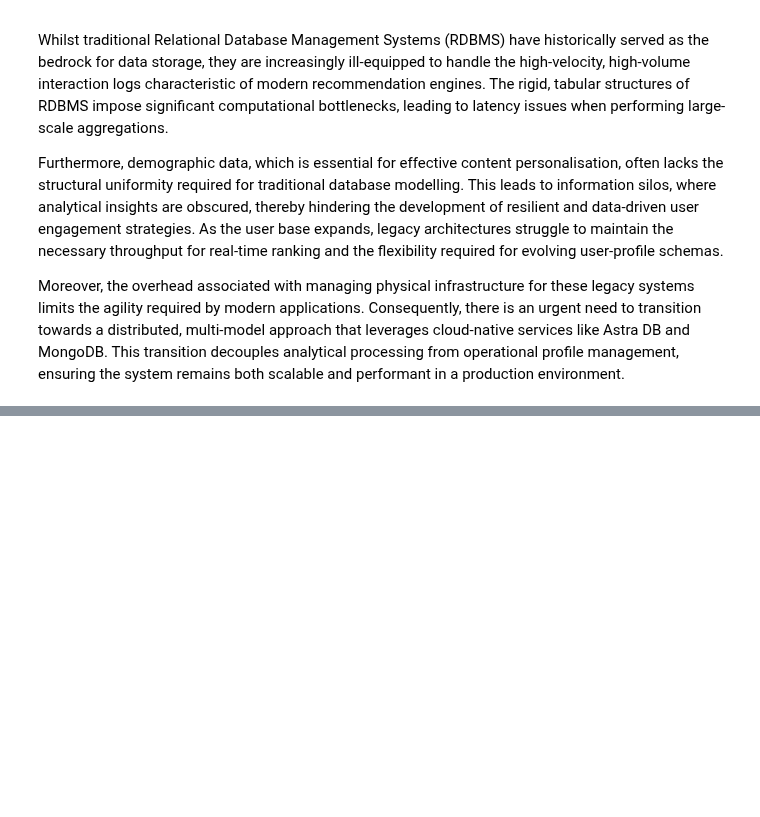
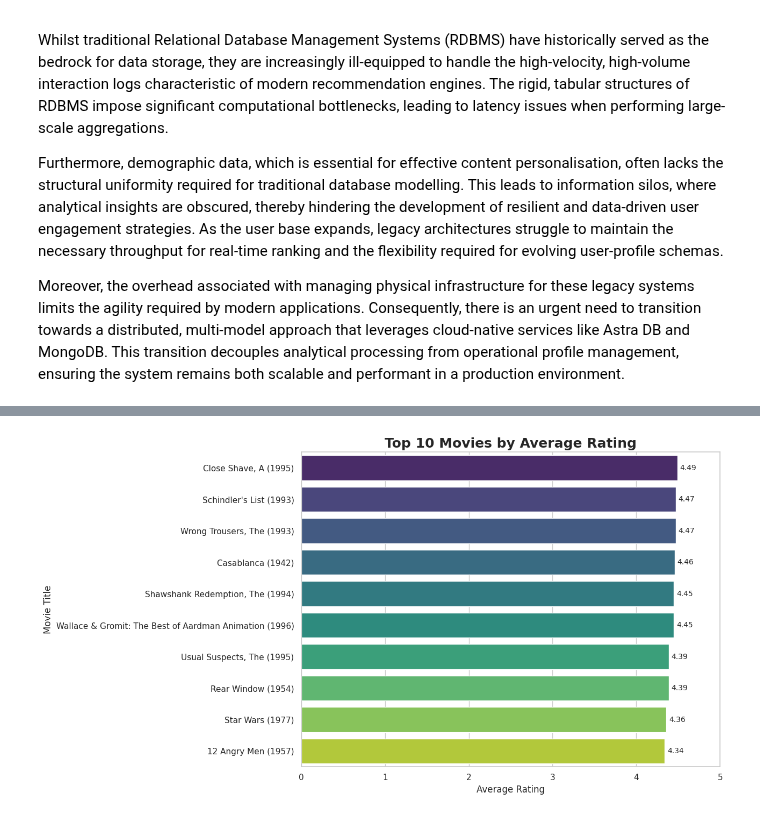
Before and after one commit to Rozieyati/Scalable_Multi-Model_Data_Pipeline_for_MovieLens_Analysis_Using_Spark_Cassandra_and_MongoDB, a Jupyter notebook: Data_Management_27062026.ipynb, the cells around one changed output, grey strips where cells are left out. Cells and saved outputs as stored; diff of their text form; code cells hidden in the pictures; blank space fills up the shorter version.

```diff
--- a/Data_Management_27062026.ipynb
+++ b/Data_Management_27062026.ipynb
@@ -1028,0 +494,44 @@ World Meteorological Organization. (2024). State of the global climate 2024. htt
+# %%
+# ============================================================
+# 6.1.1 Top Rated Movies
+# ============================================================
+
+import matplotlib.pyplot as plt
+import seaborn as sns
+from pyspark.sql.functions import col
+
+# Apply minimum review threshold to reduce sparsity bias
+top_rated_movies = df_movie_performance \
+    .filter(col("review_count") >= 10) \
+    .orderBy(col("avg_rating").desc(), col("review_count").desc()) \
+    .limit(10) \
+    .toPandas()
+
+# Set visual style
+sns.set_theme(style="whitegrid")
+
+# Create horizontal bar chart
+plt.figure(figsize=(13, 7))
+ax = sns.barplot(
+    data=top_rated_movies,
+    x="avg_rating",
+    y="movie_title",
+    hue="movie_title",
+    palette="viridis",
+    legend=False
+)
+
+# Add title and labels
+plt.title("Top 10 Movies by Average Rating", fontsize=18, fontweight="bold")
+plt.xlabel("Average Rating")
+plt.ylabel("Movie Title")
+plt.xlim(0, 5)
+
+# Add value labels
+for i, value in enumerate(top_rated_movies["avg_rating"]):
+    ax.text(value + 0.03, i, f"{value:.2f}", va="center", fontsize=10)
+
+plt.tight_layout()
+plt.show()
+# %% [output]
+[figure, added]
```
Also changed, not shown: parts of 127 cells of this notebook.
